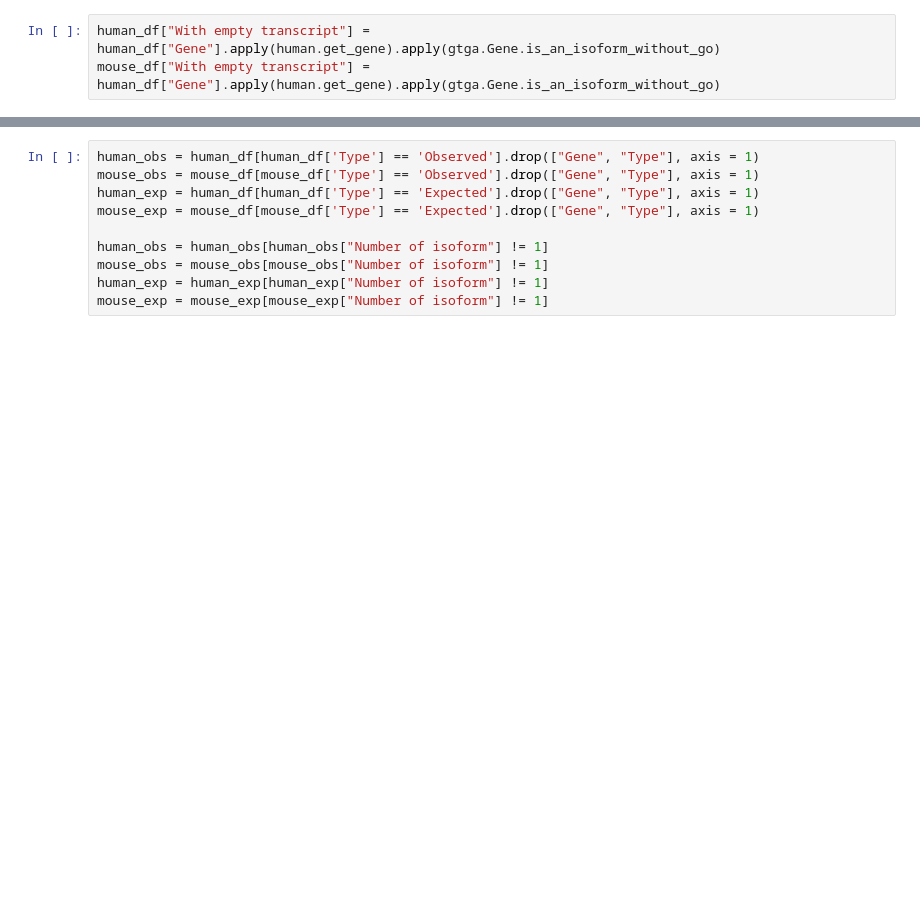
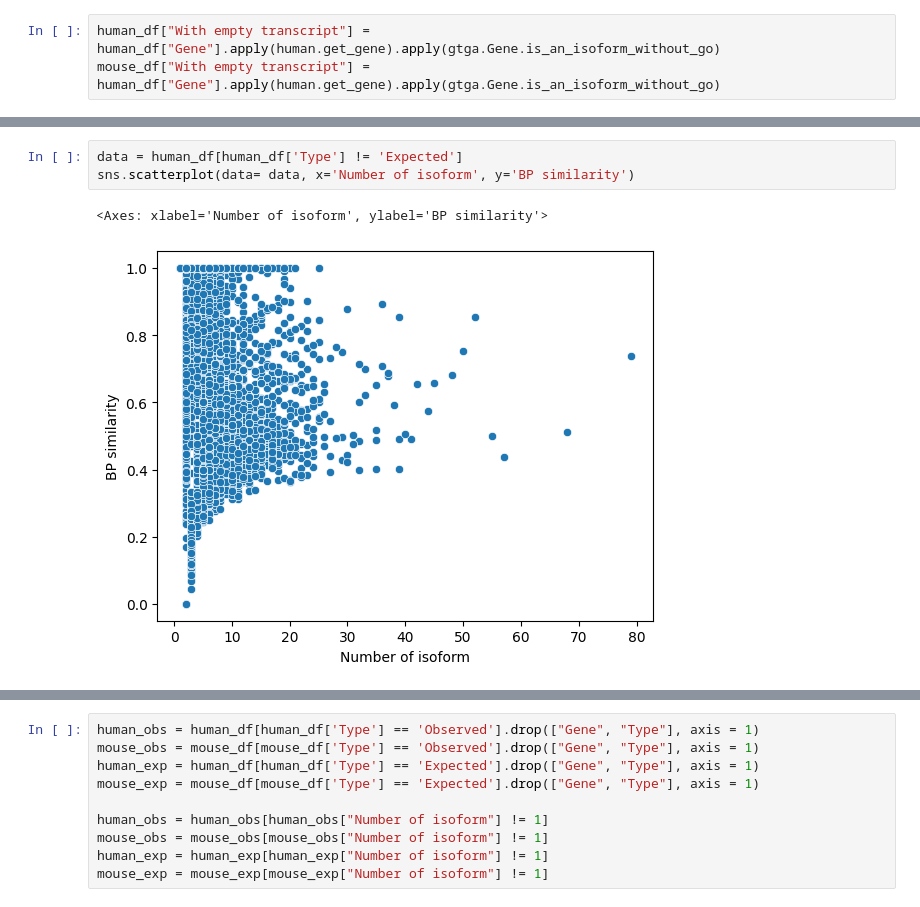
Before and after one commit to pierregerenton/intrinsicgenediversity, a Jupyter notebook: src/correlation_matrix_igd.ipynb, the cells around one changed output, grey strips where cells are left out. Saved outputs shown, nothing was run; the diff lists cells and outputs as text; blank space fills up the shorter version.

```diff
--- a/src/correlation_matrix_igd.ipynb
+++ b/src/correlation_matrix_igd.ipynb
@@ -67,3 +93,9 @@ spearman coefficient is 0.7970220727743191
+# %%
+data = human_df[human_df['Type'] != 'Expected']
+sns.scatterplot(data= data, x='Number of isoform', y='BP similarity')
+# %% [output]
+<Axes: xlabel='Number of isoform', ylabel='BP similarity'>
+[figure, added]
 # %%
 makeplot("human", "expected", "multi", "spearman", 'none', "Jaccard Index", "Stdev number GO term")
 # %% [output]
```
Also changed, not shown: parts of 5 cells of this notebook.
